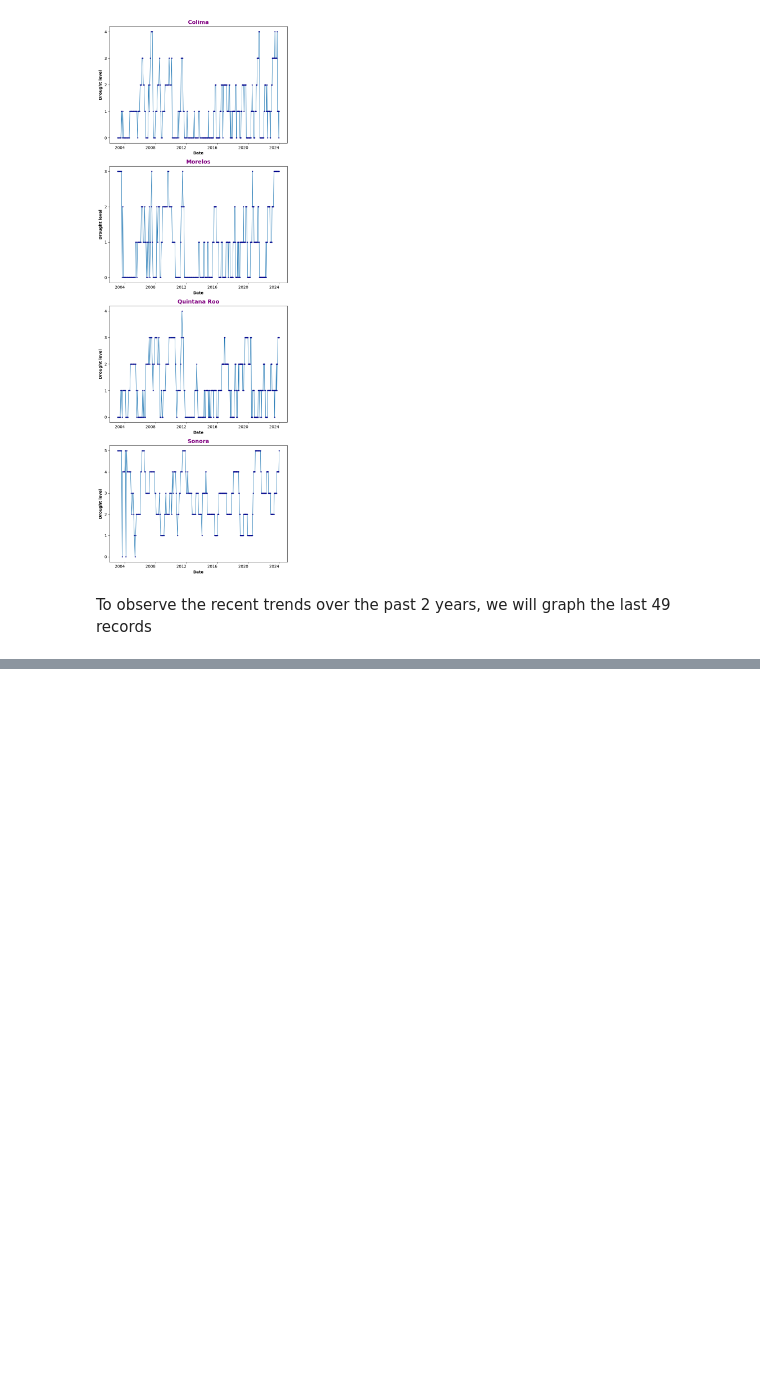
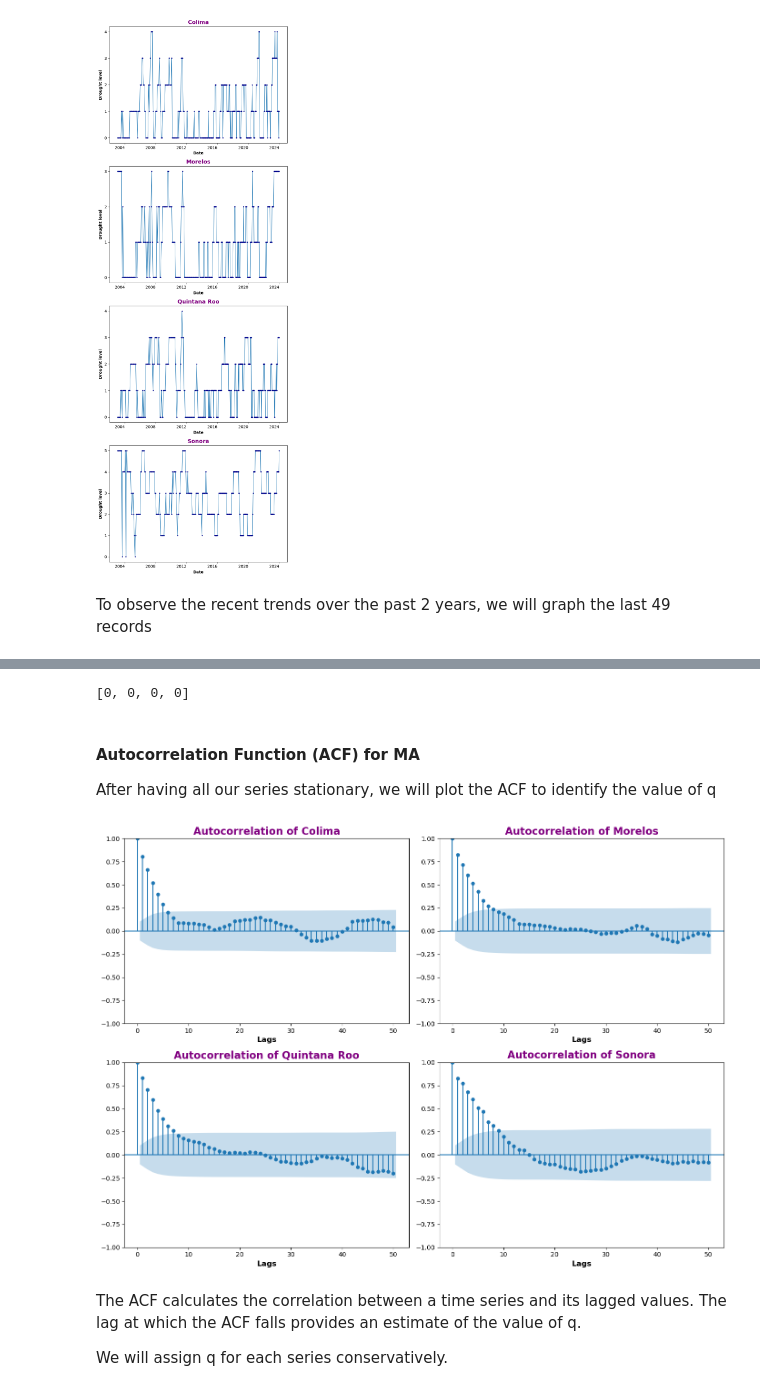
Before and after one commit to CCT-Dublin/capstone-project-feb-2024-ft-Denisse14GT, a Jupyter notebook: Ca3.ipynb, the cells around one changed output, grey strips where cells are left out. Cells and saved outputs as stored; diff of their text form; code cells hidden in the pictures; blank space fills up the shorter version.

```diff
--- a/Ca3.ipynb
+++ b/Ca3.ipynb
@@ -262,0 +394,27 @@ orig_df = df_new2.copy()
+# %%
+value_d
+# %% [output]
+[0, 0, 0, 0]
+# %% [markdown]
+#### Autocorrelation Function (ACF) for MA
+
+After having all our series stationary, we will plot the ACF to identify the value of q
+# %%
+num_cols = len(df_new2.columns)
+df_new2=df_new2.fillna(0)
+
+fig, axes = plt.subplots(nrows=2, ncols=2, figsize=(14, 10))
+axes = axes.flatten()
+for i, col in enumerate(df_new2.columns):
+    plot_acf(df_new2[col], ax=axes[i], lags=50)
+    axes[i].set_title(f'Autocorrelation of {col}',fontdict={'fontsize': 16, 'fontweight': 'bold', 'color': 'purple'})
+    axes[i].set_xlabel('Lags',fontweight='bold',fontsize=12)
+
+plt.tight_layout()
+plt.show()
+# %% [output]
+[figure, added]
+# %% [markdown]
+The ACF calculates the correlation between a time series and its lagged values. The lag at which the ACF falls provides an estimate of the value of q.
+
+We will assign q for each series conservatively.
```
Also changed, not shown: parts of 43 cells of this notebook.
